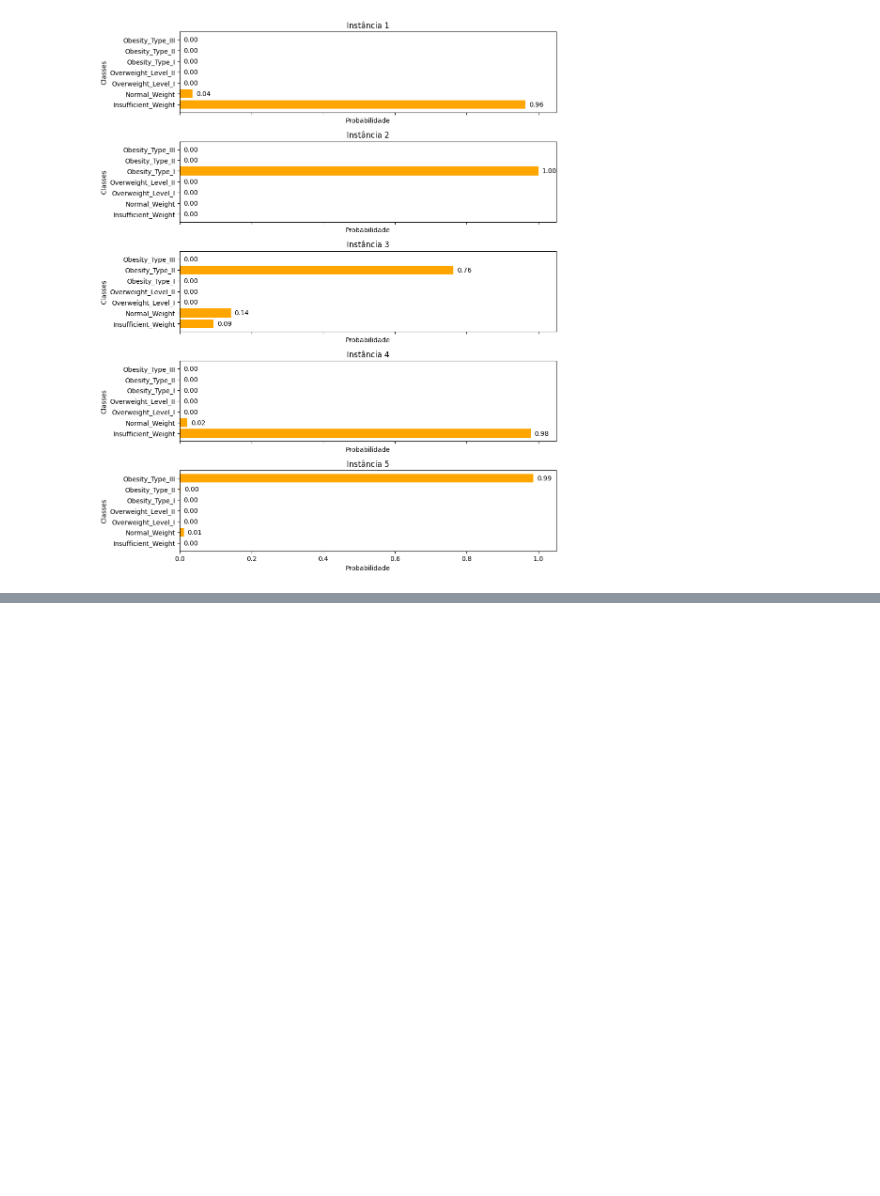
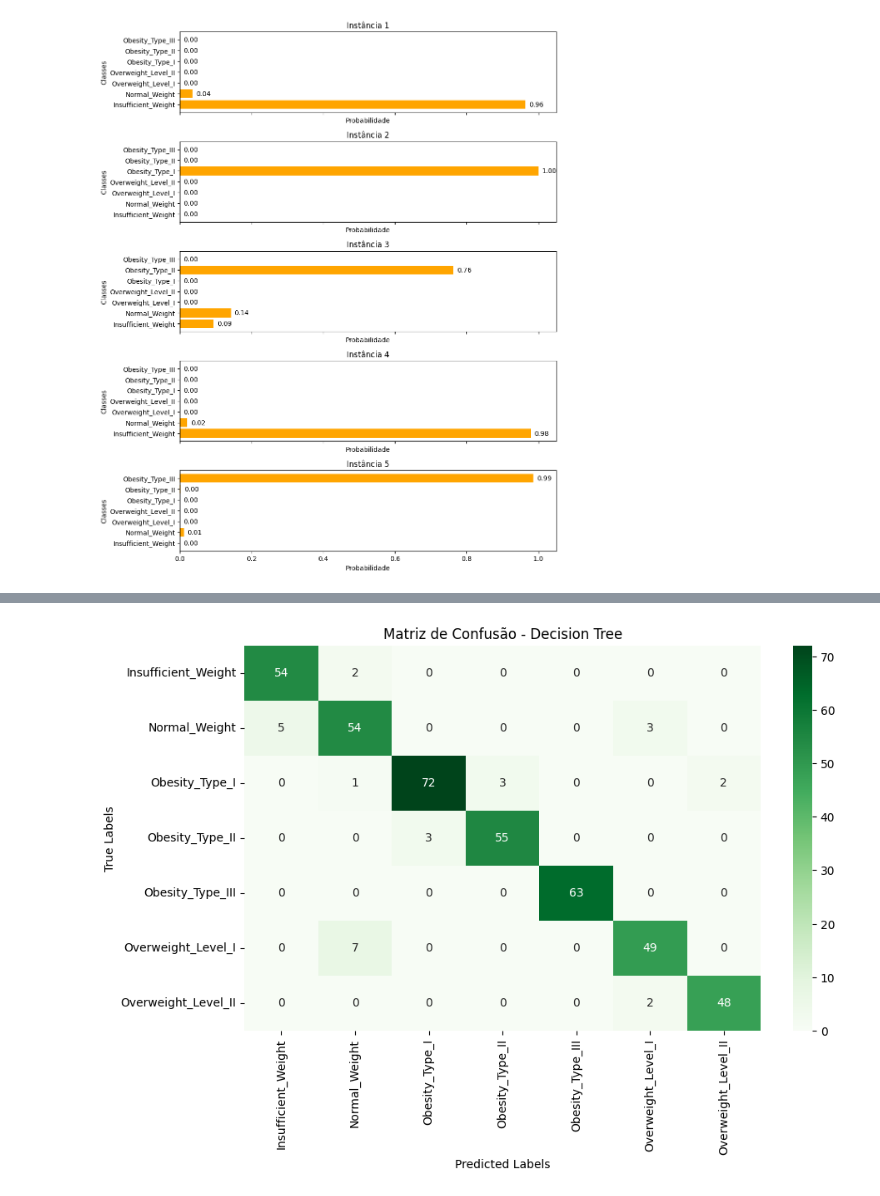
Before and after one commit to marcoames/t1ml, a Jupyter notebook: Classification.ipynb, the cells around one changed output, grey strips where cells are left out. Cells and saved outputs as stored; diff of their text form; code cells hidden in the pictures; blank space fills up the shorter version.

Commit message:
Add Decision Tree

```diff
--- a/Classification.ipynb
+++ b/Classification.ipynb
@@ -383,0 +386,9 @@ plt.show()
+# %%
+# Criação do modelo de árvore de decisão
+modelTree = DecisionTreeClassifier(random_state=42)
+
+# Aqui separa em treino e validação para cross-validation
+scores = cross_val_score(modelTree, X, y, cv=5)
+
+print("Scores: ", scores)
+print("Média dos scores:", scores.mean())
@@ -383,0 +398,3 @@ plt.show()
+# %%
+# Modelo final usando toda a base de treino + validação
+modelTree.fit(X, y)
@@ -383,0 +416,8 @@ plt.show()
+# %%
+# Predição do modelo em teste
+predictionsTree = modelTree.predict(X_test)
+
+print('Accuracy:', accuracy_score(y_test, predictionsTree))
+print('F1:', f1_score(y_test, predictionsTree, average='macro'))
+print('Precision:', precision_score(y_test, predictionsTree, average='macro'))
+print('Recall:', recall_score(y_test, predictionsTree, average='macro'))
@@ -383,0 +457,18 @@ plt.show()
+# %%
+import seaborn as sns
+import matplotlib.pyplot as plt
+
+# Faz a matriz de confusão
+cmArvoreDecisao = confusion_matrix(y_test, predictionsTree)
+
+class_labels = sorted(set(y_test))
+
+# Plot da matriz de confusão
+plt.figure(figsize=(10, 6))
+sns.heatmap(cmArvoreDecisao, annot=True, fmt='d', cmap='Greens', xticklabels=class_labels, yticklabels=class_labels)
+plt.title('Matriz de Confusão - Decision Tree')
+plt.xlabel('Predicted Labels')
+plt.ylabel('True Labels')
+plt.show()
+# %% [output]
+[figure, added]
```
Also changed, not shown: parts of 9 cells of this notebook.
